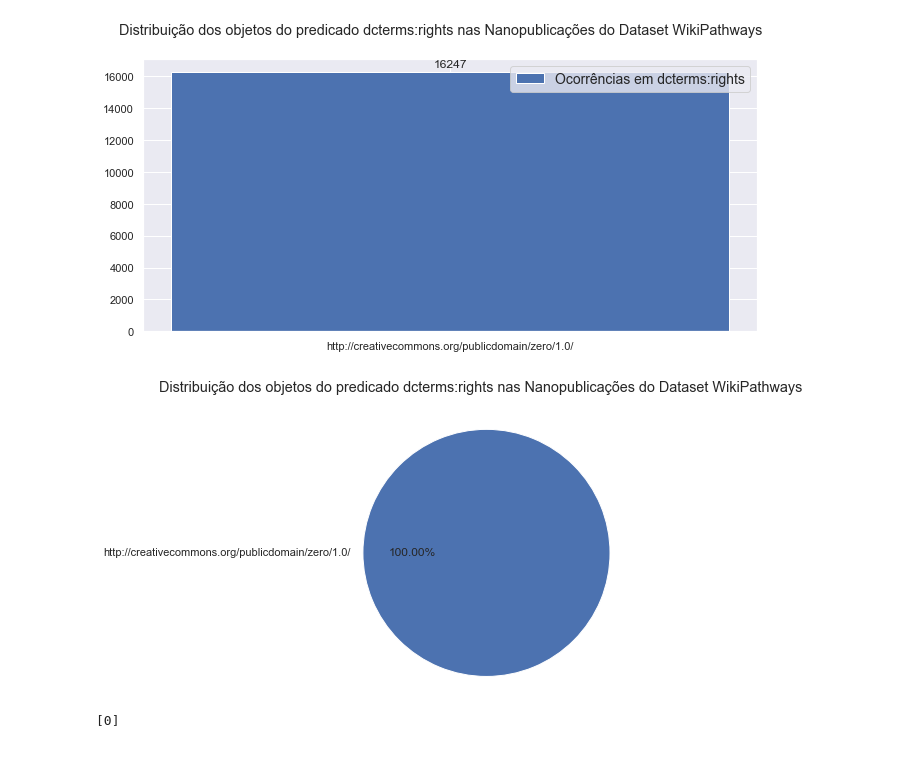
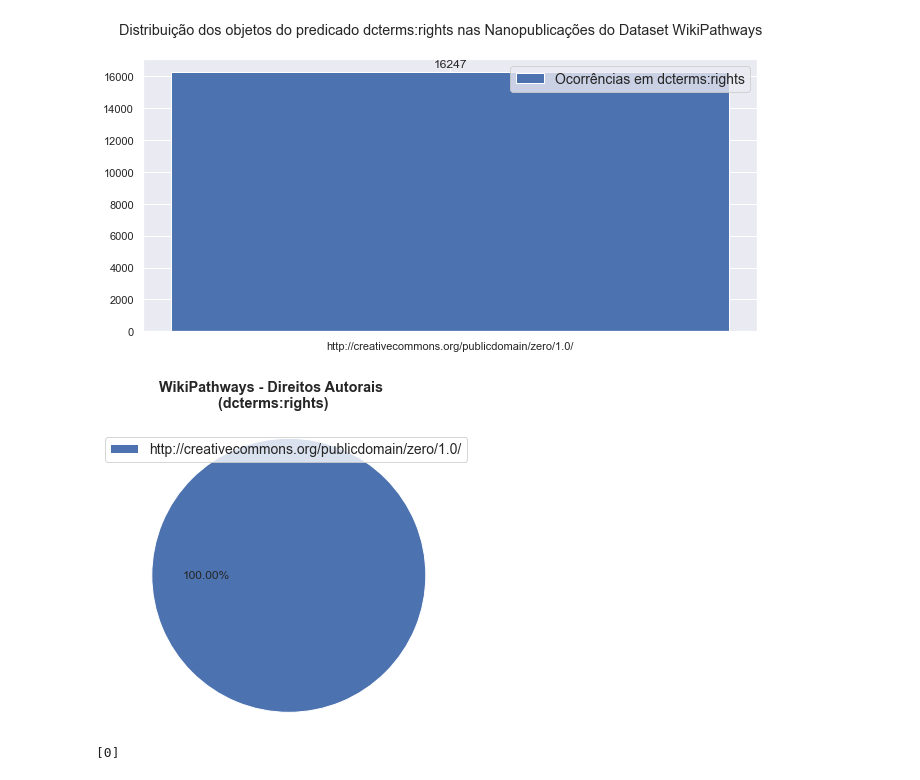
Before and after one commit to massaoiwanaga/orgcon, a Jupyter notebook: Massao.ipynb, the cells around one changed output. Cells and saved outputs as stored; diff of their text form; code cells hidden in the pictures.

```diff
--- a/Massao.ipynb
+++ b/Massao.ipynb
@@ -666,14 +671,17 @@ plt.show()
 # %% [output]
 [figure]
 # %%
-#plt.pie(wpRightsCont[0], wpRightsCont[1])
 # Exibição do resultado em grafico de pizza
 fig, ax = plt.subplots(figsize=(6, 5))
-ax.pie(wpRightsCont[1], labels=wpRightsCont[0], autopct='%1.2f%%')
+ax.pie(wpRightsCont[1], autopct='%1.2f%%')
 ax.axis('equal') # mantenha um circulo
-fig.suptitle("Distribuição dos objetos do predicado dcterms:rights nas Nanopublicações do Dataset WikiPathways");
+fig.suptitle("WikiPathways - Direitos Autorais\n (dcterms:rights)", fontweight='bold');
+plt.legend(wpRightsCont[0], fontsize = 14, loc="best")
+plt.tight_layout()
+plt.savefig('wikiRights.png')
+plt.show()
 # %% [output]
-[figure, old version]
+[figure, new version]
 # %%
 # Contagem de nanopublicações usando dcterms:rightsHolder no grafo Publication Info
 query = """
```
Also changed, not shown: parts of 126 cells of this notebook, 4 other files.
